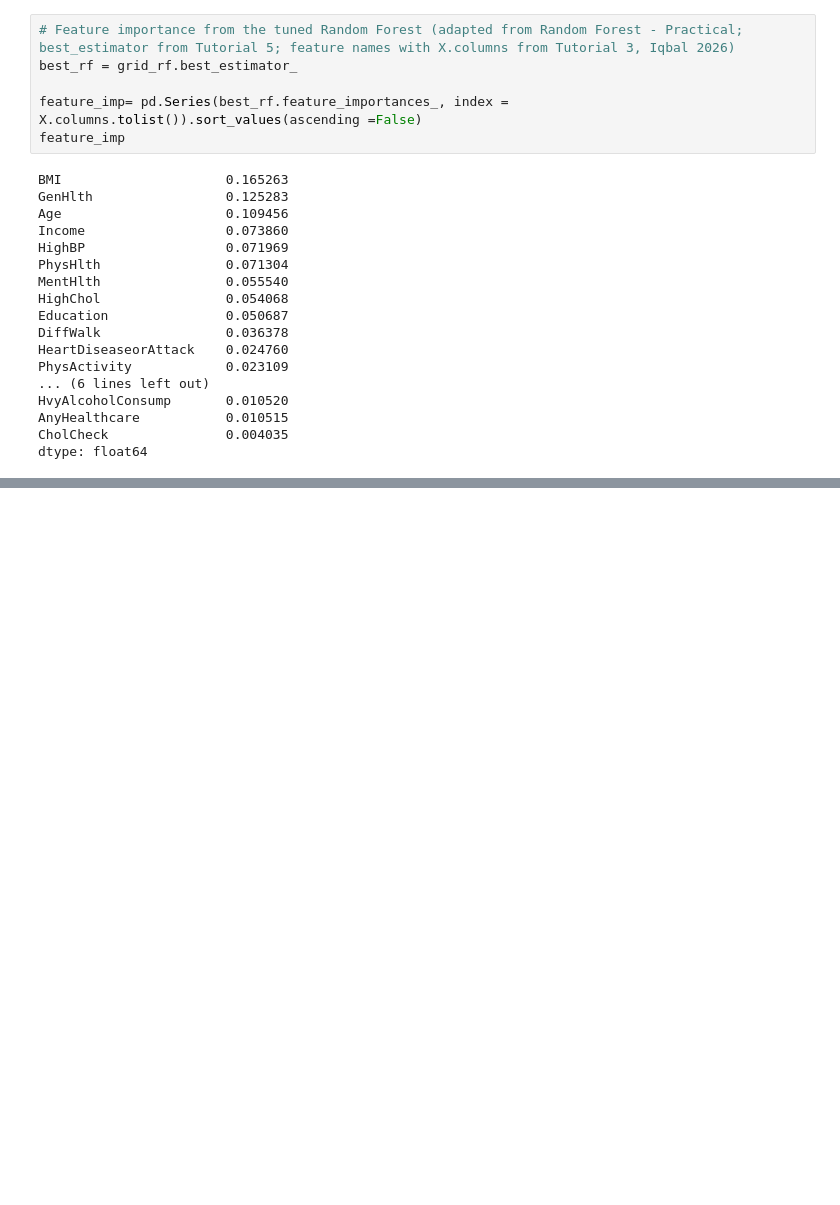
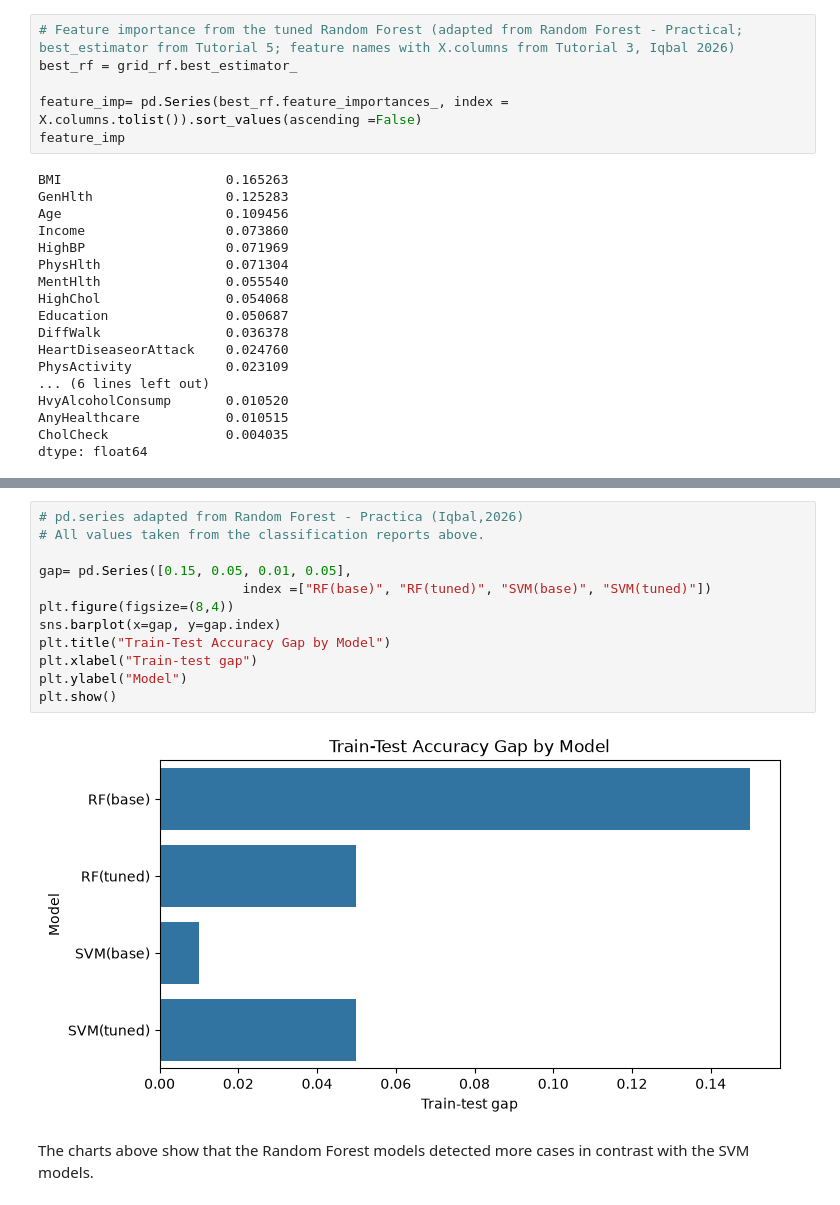
Before and after one commit to ClauVilchis/ClaudiaVilchis_ML_CA1, a Jupyter notebook: ClaudiaVilchis_ML_CA1.ipynb, the cells around one changed output, grey strips where cells are left out. Drawn from its saved outputs; the diff is of its cells as text; blank space fills up the shorter version.

```diff
--- a/ClaudiaVilchis_ML_CA1.ipynb
+++ b/ClaudiaVilchis_ML_CA1.ipynb
@@ -752,0 +826,16 @@ Observations:
+# %%
+# pd.series adapted from Random Forest - Practica (Iqbal,2026)
+# All values taken from the classification reports above.
+
+gap= pd.Series([0.15, 0.05, 0.01, 0.05],
+                          index =["RF(base)", "RF(tuned)", "SVM(base)", "SVM(tuned)"])
+plt.figure(figsize=(8,4))
+sns.barplot(x=gap, y=gap.index)
+plt.title("Train-Test Accuracy Gap by Model")
+plt.xlabel("Train-test gap")
+plt.ylabel("Model")
+plt.show()
+# %% [output]
+[figure, added]
+# %% [markdown]
+The charts above show that the Random Forest models detected more cases in contrast with the SVM models.
```
Also changed, not shown: parts of 20 cells of this notebook.
